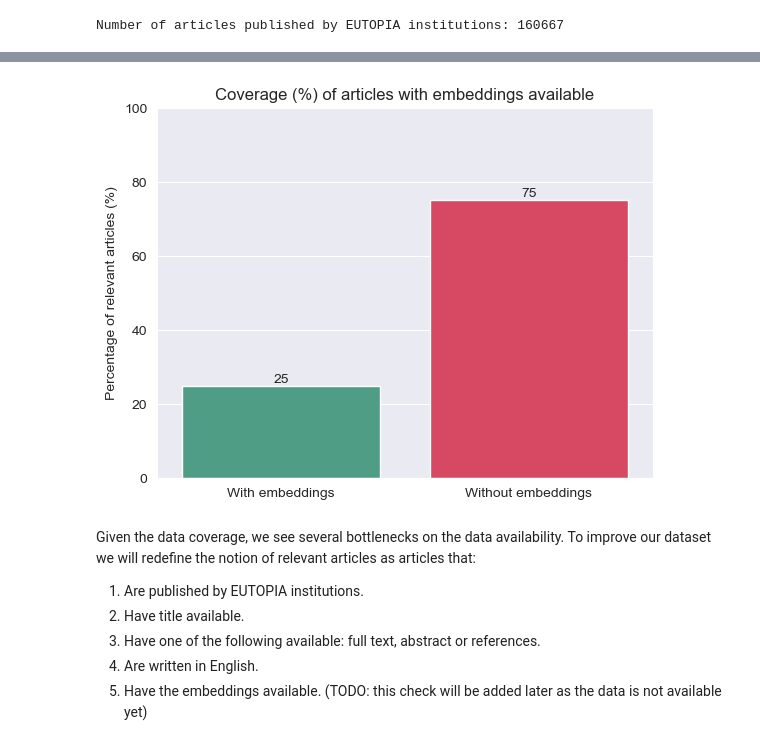
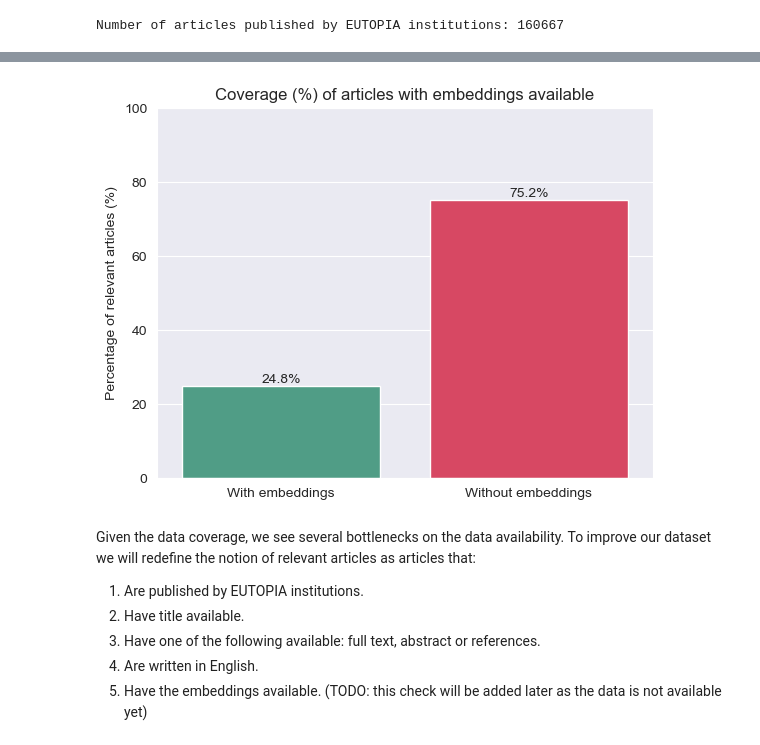
Before and after one commit to lukazontar/EUTOPIA-Collaboration-Recommender-System, a Jupyter notebook: notebooks/01 - Data coverage & quality.ipynb, the cells around one changed output, grey strips where cells are left out. Cells and saved outputs as stored; diff of their text form; code cells hidden in the pictures.

```diff
--- a/notebooks/01 - Data coverage & quality.ipynb
+++ b/notebooks/01 - Data coverage & quality.ipynb
@@ -205,7 +140,7 @@ ax = sns.barplot(x=['Open Access', 'Closed'],
 
 # Add the data labels to the plot (truncated to 0 decimal points)
 for container in ax.containers:
-    ax.bar_label(container, fmt='%.0f', label_type='edge')
+    ax.bar_label(container, fmt='%.1f%%', label_type='edge')
 plt.ylabel('Percentage of relevant articles (%)')
 plt.title('Coverage (%) of articles with full text available')
 plt.ylim(0, 100)
@@ -229,7 +164,7 @@ plt.xlabel('Language')
 plt.ylabel('Percentage of articles (%)')
 plt.title('Distribution of articles over languages')
 for container in ax.containers:
-    ax.bar_label(container, fmt='%.0f', label_type='edge')
+    ax.bar_label(container, fmt='%.1f%%', label_type='edge')
 plt.xlim(0, 100)
 plt.show()
 # %% [output]
@@ -239,35 +174,35 @@ plt.show()
 query_articles_embeddings = f"""
 SELECT
     COUNT(DISTINCT F.ARTICLE_SID) AS ARTICLE_COUNT
 FROM
     {read_schema}.FCT_COLLABORATION F
     INNER JOIN {read_schema}.DIM_ARTICLE A
     ON F.ARTICLE_SID = A.ARTICLE_SID
     INNER JOIN {analytics_schema}.TEXT_EMBEDDING_ARTICLE E
     ON E.DOI = A.ARTICLE_DOI
 WHERE
     F.IS_EUTOPIAN_PUBLICATION
     AND A.ARTICLE_TITLE <> 'n/a'
 """
 
 df_articles_embeddings = client.query(query_articles_embeddings).to_dataframe()
 n_articles_with_embeddings = df_articles_embeddings.iloc[0, 0]
 
 # Visualize the coverage of articles with embeddings available
 ax = sns.barplot(x=['With embeddings', 'Without embeddings'],
                  y=[100 * n_articles_with_embeddings / n_relevant_articles,
                     100 * (n_relevant_articles - n_articles_with_embeddings) / n_relevant_articles],
                  hue=['With embeddings', 'Without embeddings'],
                  palette=[palette['good'], palette['bad']])
 # Add the data labels to the plot (truncated to 0 decimal points)
 for container in ax.containers:
-    ax.bar_label(container, fmt='%.0f', label_type='edge')
+    ax.bar_label(container, fmt='%.1f%%', label_type='edge')
 plt.ylabel('Percentage of relevant articles (%)')
 plt.title('Coverage (%) of articles with embeddings available')
 plt.ylim(0, 100)
 plt.show()
 # %% [output]
-[figure, old version]
+[figure, new version]
 # %% [markdown]
 Given the data coverage, we see several bottlenecks on the data availability. To improve our dataset we will redefine the notion of relevant articles as articles that:
 1. Are published by EUTOPIA institutions.
```
Also changed, not shown: parts of 14 cells of this notebook, 5 other files.
